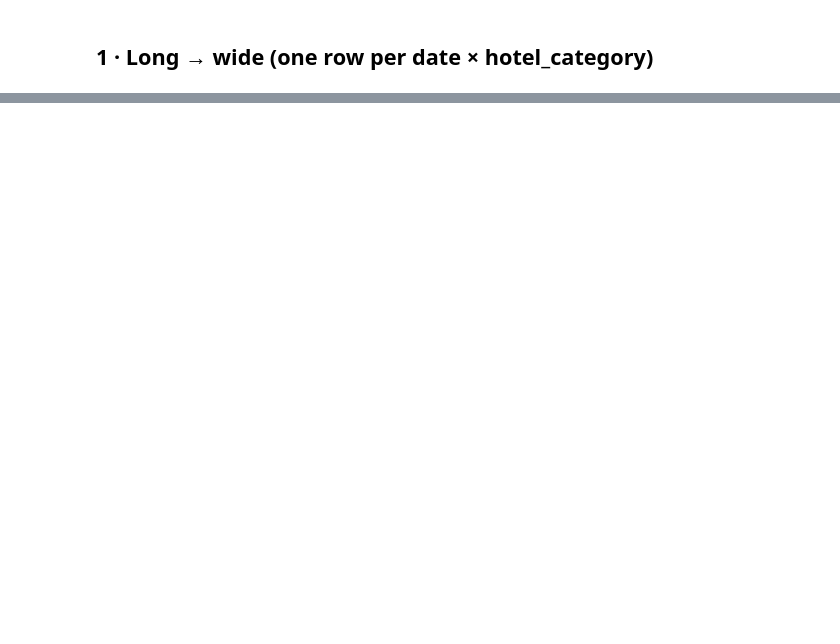
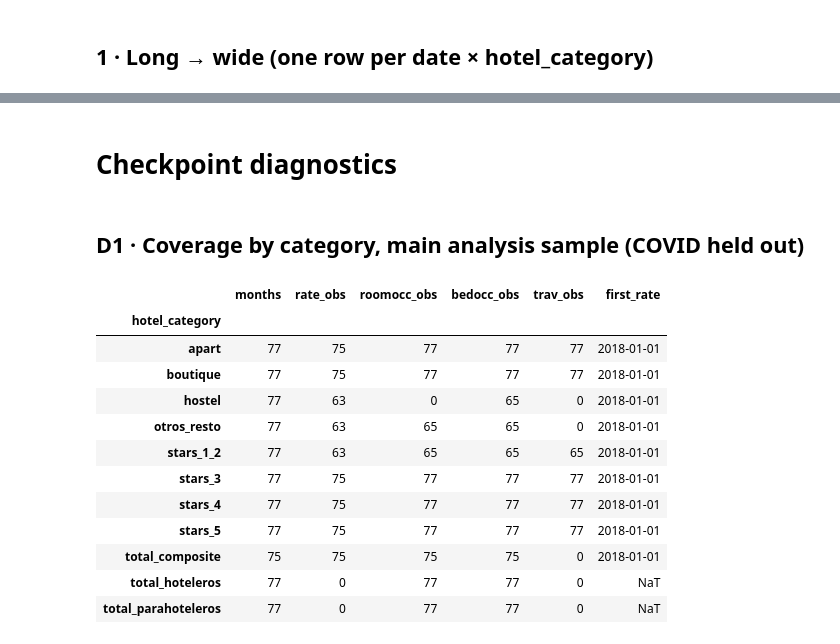
Before and after one commit to jagan010101/argentina-hotels, a Jupyter notebook: notebooks/03_merge_data.ipynb, the cells around one changed output, grey strips where cells are left out. Cells and saved outputs as stored; diff of their text form; code cells hidden in the pictures; blank space fills up the shorter version.

```diff
--- a/notebooks/03_merge_data.ipynb
+++ b/notebooks/03_merge_data.ipynb
@@ -357,0 +273,29 @@ print("03_merge complete — analysis panel + checkpoint diagnostics written.")
+# %% [markdown]
+# Checkpoint diagnostics
+# %% [markdown]
+## D1 · Coverage by category, main analysis sample (COVID held out)
+# %%
+W = wide[wide.in_sample == 1]
+cov = (W.groupby("hotel_category")
+       .agg(months=("date", "size"),
+            rate_obs=("average_rate", lambda s: int(s.notna().sum())),
+            roomocc_obs=("room_occupancy", lambda s: int(s.notna().sum())),
+            bedocc_obs=("bed_occupancy", lambda s: int(s.notna().sum())),
+            trav_obs=("travelers", lambda s: int(s.notna().sum())),
+            first_rate=("date", lambda s: W.loc[s.index, "date"][W.loc[s.index, "average_rate"].notna()].min())))
+cov.to_csv(C.OUT_TAB / "coverage_by_category.csv")
+cov
+# %% [output]
+|  | months | rate_obs | roomocc_obs | bedocc_obs | trav_obs | first_rate |
+| hotel_category |  |  |  |  |  |  |
+| apart | 77 | 75 | 77 | 77 | 77 | 2018-01-01 |
+| boutique | 77 | 75 | 77 | 77 | 77 | 2018-01-01 |
+| hostel | 77 | 63 | 0 | 65 | 0 | 2018-01-01 |
+| otros_resto | 77 | 63 | 65 | 65 | 0 | 2018-01-01 |
+| stars_1_2 | 77 | 63 | 65 | 65 | 65 | 2018-01-01 |
+| stars_3 | 77 | 75 | 77 | 77 | 77 | 2018-01-01 |
+| stars_4 | 77 | 75 | 77 | 77 | 77 | 2018-01-01 |
+| stars_5 | 77 | 75 | 77 | 77 | 77 | 2018-01-01 |
+| total_composite | 75 | 75 | 75 | 75 | 0 | 2018-01-01 |
+| total_hoteleros | 77 | 0 | 77 | 77 | 0 | NaT |
+| total_parahoteleros | 77 | 0 | 77 | 77 | 0 | NaT |
```
Also changed, not shown: parts of 48 cells of this notebook, 10 other files.
